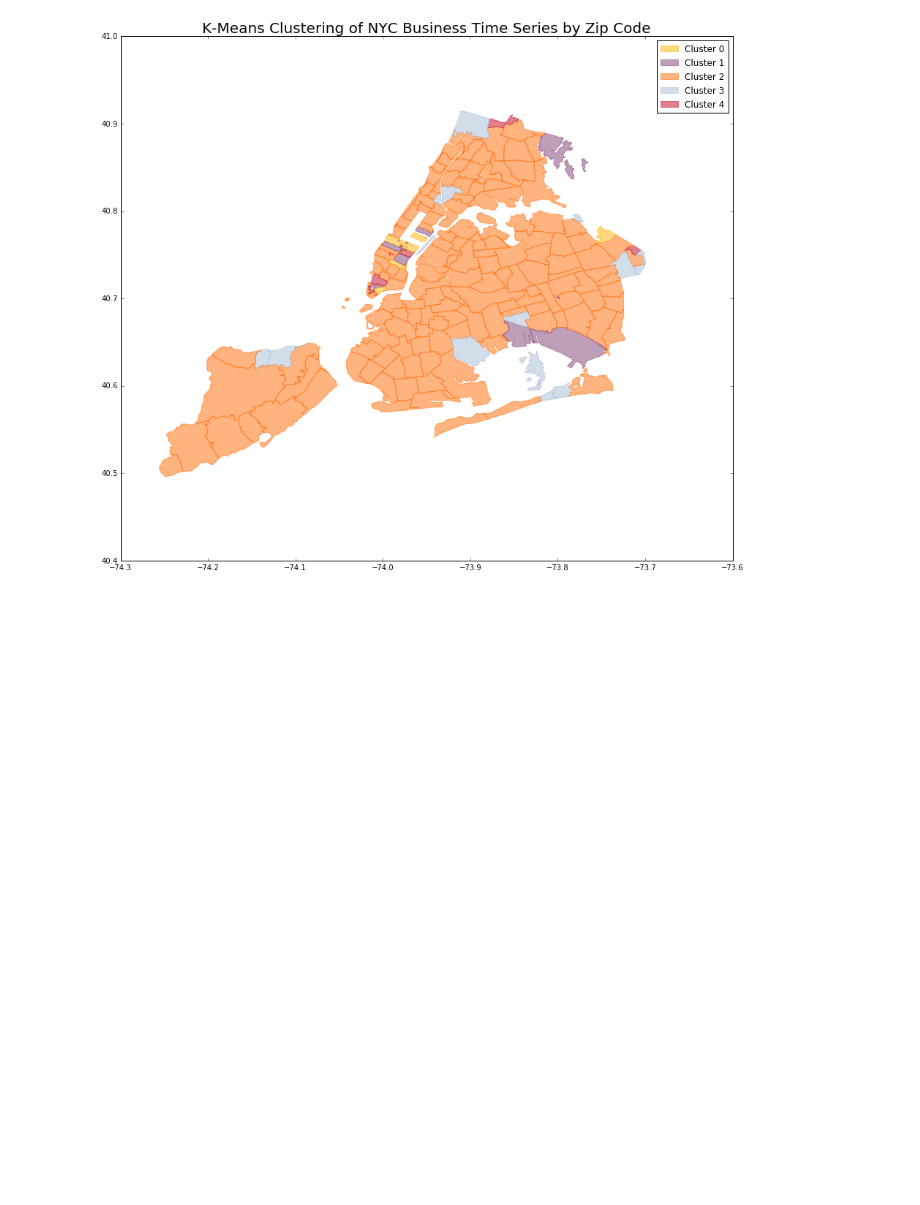
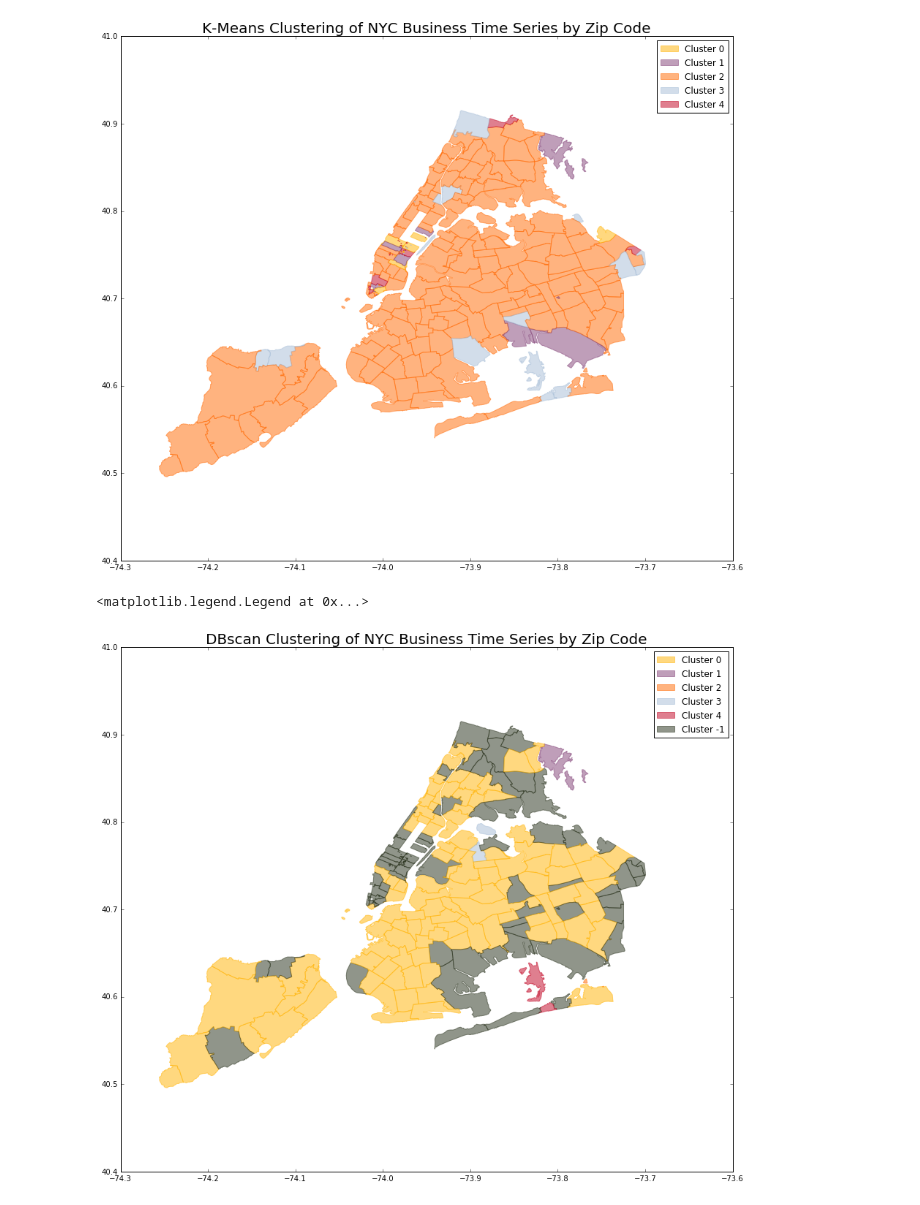
Before and after one commit to michellemho/PUI2015_mmh555, a Jupyter notebook: HW10/HW10.ipynb, the cells around one changed output. Cells and saved outputs as stored; diff of their text form; code cells hidden in the pictures; blank space fills up the shorter version.

```diff
--- a/HW10/HW10.ipynb
+++ b/HW10/HW10.ipynb
@@ -220,8 +220,8 @@ ax[0].set_title('DBSCAN Cluster Noise')
 #Plot on map
 # %%
 myData_merged = pd.merge(df_final, shapeData, on = 'ZIP', how = 'inner')
-new = myData_merged.join(pd.Series(closest_centroids, name = 'Cluster Number'))
-new.columns
+plotKmeans = myData_merged.join(pd.Series(closest_centroids, name = 'Cluster Number'))
+plotKmeans.columns
 # %% [output]
 Index([           u'ZIP',             u'06',             u'05',
                    u'02',             u'03',             u'99',
@@ -269,19 +269,13 @@ kelly_colors_hex = [
 # %%
 fig = plt.figure(figsize=(15,15))
 
-for i in range(len(new)):
-    poly = new['geometry'][i]
-    postcode = new['ZIP'][i]
-    cluster = new['Cluster Number'][i]
+for i in range(len(plotKmeans)):
+    poly = plotKmeans['geometry'][i]
+    postcode = plotKmeans['ZIP'][i]
+    cluster = plotKmeans['Cluster Number'][i]
     ax = fig.gca()
     color = kelly_colors_hex[cluster]
     ax.add_patch(PolygonPatch(poly, fc=color, ec=color, alpha=0.5))
-#for i in range(len(new)):
-#    cluster = int(cluster_myData.loc[i,'Cluster Number'])
-#    ax.add_patch(cluster_myData.loc[i,dates],'k', alpha = 0.5)
-#     if postcode in list(set(mydata2['zips'])):
-#         color = kelly_colors_hex[int(mydata2[mydata2['zips']==postcode]['Cluster Number'])+1]
-        #ax.add_patch(PolygonPatch(poly, fc=color, ec=color, alpha=0.5,))
 ax.axis('scaled')
 ax.set_title('K-Means Clustering of NYC Business Time Series by Zip Code', size=20)
 
@@ -293,8 +287,34 @@ handles = []
 for i in set(closest_centroids):
     patch = mpatches.Patch(color=kelly_colors_hex[i], alpha=0.5, label='Cluster {}'.format(i))
     handles.append(patch)
-
-plt.legend(handles=handles,loc='best')
+ax.legend(handles=handles,loc='best')
 # %% [output]
 <matplotlib.legend.Legend at 0x...>
 [figure]
+# %%
+plotDBSCAN = myData_merged.join(pd.Series(labels, name = 'DBScan Cluster'))
+# %%
+fig = plt.figure(figsize=(15,15))
+
+for i in range(len(plotDBSCAN)):
+    poly = plotDBSCAN['geometry'][i]
+    postcode = plotDBSCAN['ZIP'][i]
+    cluster = plotDBSCAN['DBScan Cluster'][i]
+    ax = fig.gca()
+    color = kelly_colors_hex[cluster]
+    ax.add_patch(PolygonPatch(poly, fc=color, ec=color, alpha=0.5))
+ax.axis('scaled')
+ax.set_title('DBscan Clustering of NYC Business Time Series by Zip Code', size=20)
+
+import matplotlib.patches as mpatches
+
+ground = mpatches.Patch(color=GREEN, alpha=0.5, label='Ground')
+
+handles = []
+for i in set(labels):
+    patch = mpatches.Patch(color=kelly_colors_hex[i], alpha=0.5, label='Cluster {}'.format(i))
+    handles.append(patch)
+ax.legend(handles=handles,loc='best')
+# %% [output]
+<matplotlib.legend.Legend at 0x...>
+[figure, added]
```
